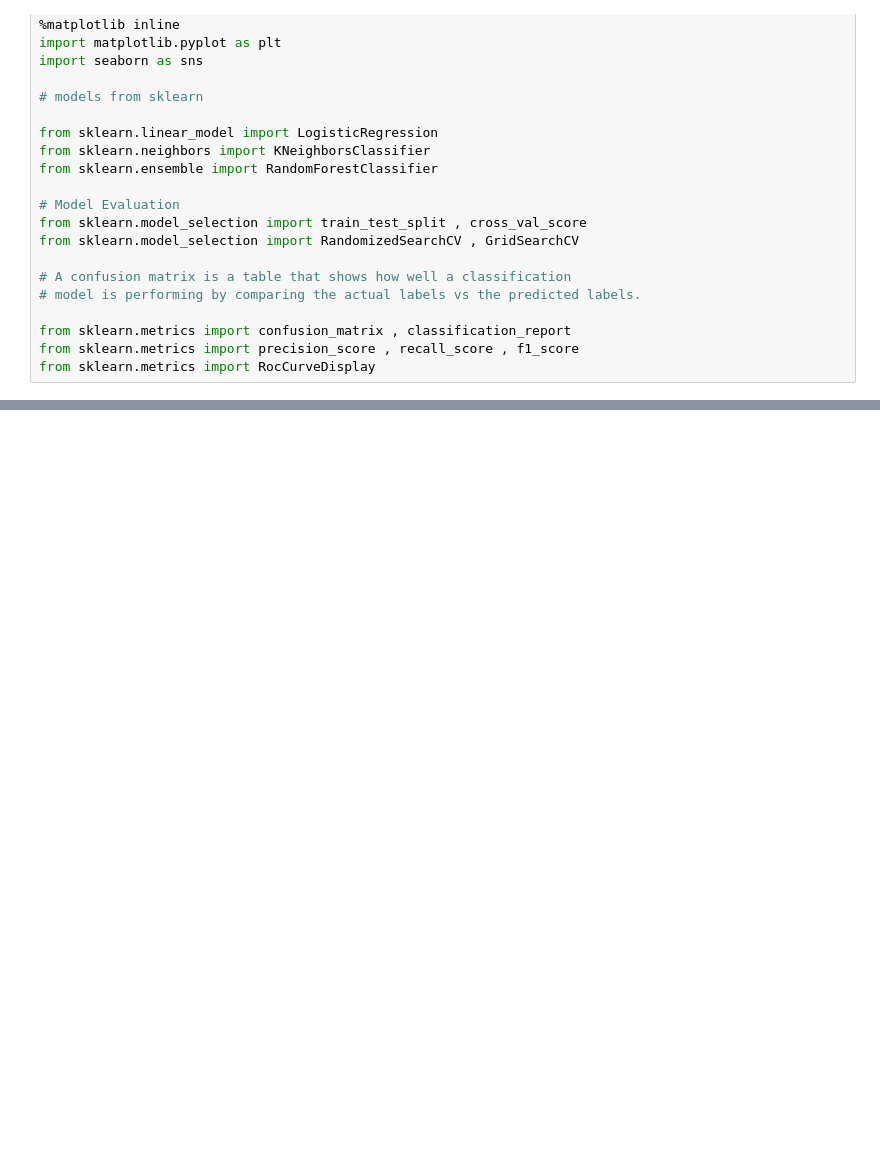
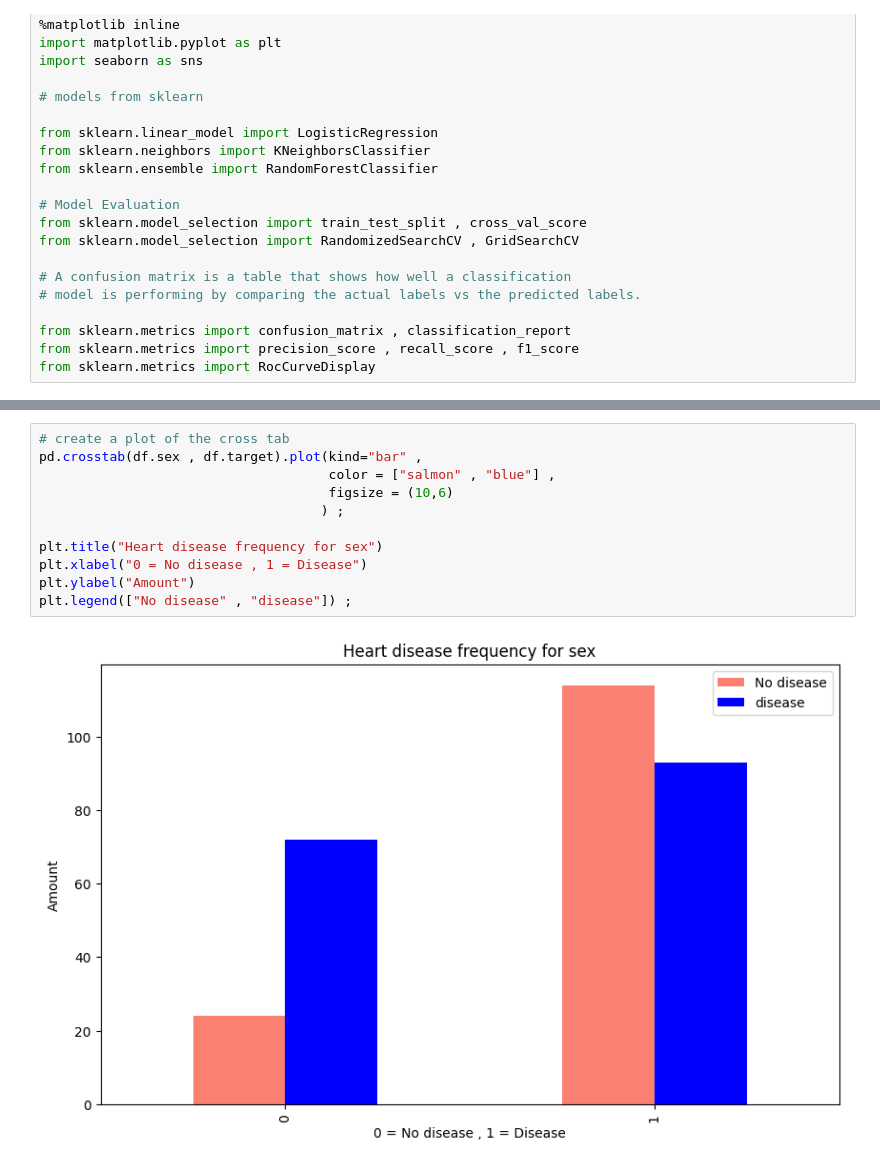
Before and after one commit to amankr2301/heart_disease_predictor_project, a Jupyter notebook: heart-disease-prediction-project.ipynb, the cells around one changed output, grey strips where cells are left out. Cells and saved outputs as stored; diff of their text form; blank space fills up the shorter version.

```diff
--- a/heart-disease-prediction-project.ipynb
+++ b/heart-disease-prediction-project.ipynb
@@ -98,0 +153,13 @@ heart_disease = pd.read_csv("/kaggle/input/heart-disease-data/heart-disease.csv"
+# %%
+# create a plot of the cross tab
+pd.crosstab(df.sex , df.target).plot(kind="bar" ,
+                                     color = ["salmon" , "blue"] ,
+                                     figsize = (10,6)
+                                    ) ;
+
+plt.title("Heart disease frequency for sex")
+plt.xlabel("0 = No disease , 1 = Disease")
+plt.ylabel("Amount")
+plt.legend(["No disease" , "disease"]) ;
+# %% [output]
+[figure, added]
```
Also changed, not shown: parts of 27 cells of this notebook.
